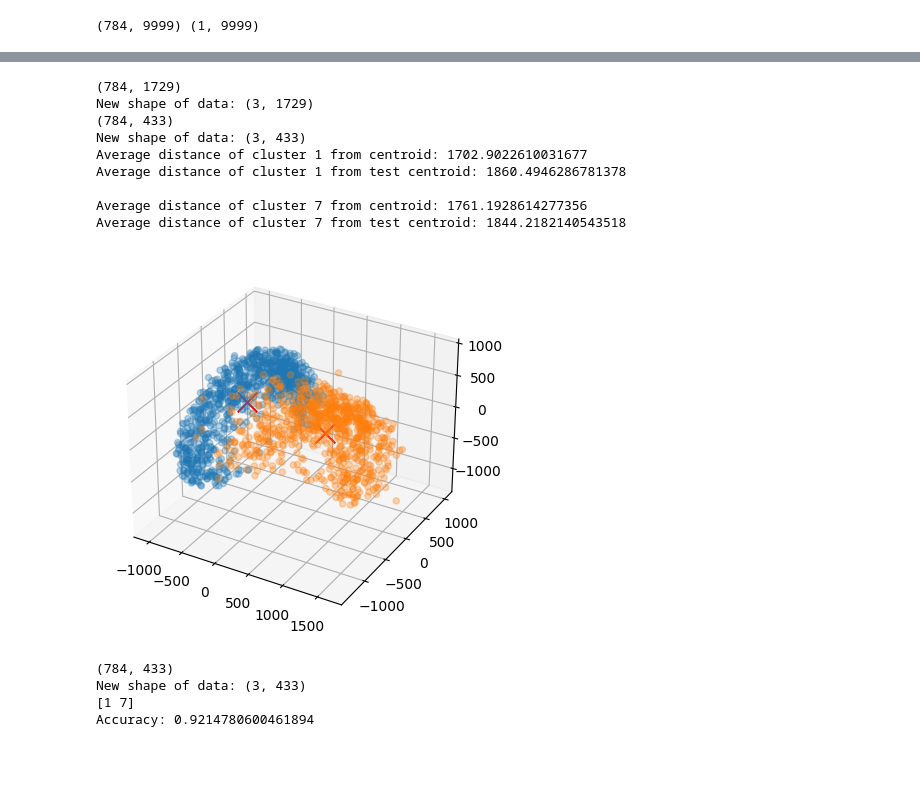
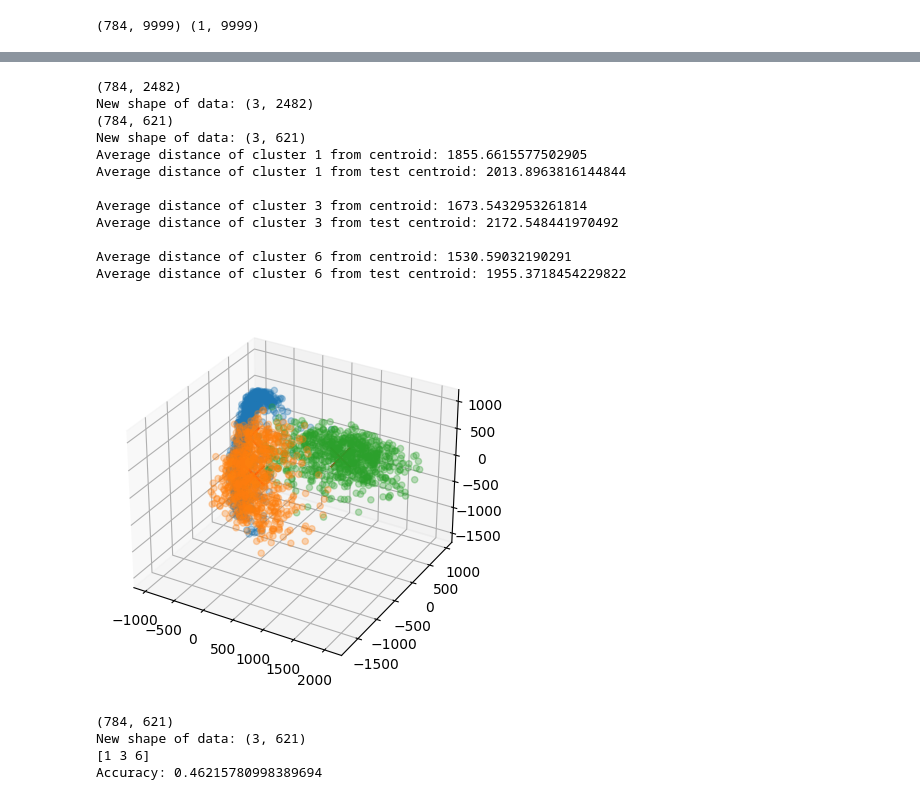
Before and after one commit to GiovanniGrotto/SSMLab, a Jupyter notebook: Homework2/Homework2.ipynb, the cells around one changed output, grey strips where cells are left out. Drawn from its saved outputs; the diff is of its cells as text; code cells hidden in the pictures; blank space fills up the shorter version.

```diff
--- a/Homework2/Homework2.ipynb
+++ b/Homework2/Homework2.ipynb
@@ -99,7 +99,7 @@ print(type(label))
 x_data = data['X']
 print(type(x_data))
 print(x_data.shape, label.shape)
-numbers = [1, 4, 7]
+numbers = [1, 3, 6]
 # %% [output]
 <class 'numpy.ndarray'>
 <class 'numpy.ndarray'>
@@ -242,13 +242,14 @@ print(x_train.shape, y_train.shape, x_test.shape, y_test.shape)
 def centroid(data):
   return data.mean(axis=1)
 # %%
-def pca(data, k=2):
+def pca(data, k=2, U=np.empty(1)):
   Xc = (data.T - centroid(data)).T # traspongo data.T e rifaccio .T per rimettere in forma originale
   print(Xc.shape)
-  U, _, _ = np.linalg.svd(Xc, full_matrices=False)
+  if U.shape==(1,):
+    U, _, _ = np.linalg.svd(Xc, full_matrices=False)
   Zk = U[:, :k].T @ Xc
   print(f"New shape of data: {Zk.shape}")
-  return Zk
+  return Zk, U
 # %%
 def get_mean_distance(data, point):
   dist = []
@@ -259,8 +260,8 @@ def get_mean_distance(data, point):
 def plot_cluster():
   unique_labels = np.unique(y_train)
   # Calcolo pca per train e test riducendoli a 2 feature
-  Zk = pca(x_train)
-  Zk_test = pca(x_test)
+  Zk, U = pca(x_train)
+  Zk_test, _ = pca(x_test)
 
 
   x_list, y_list = separate_dataset(Zk, y_train)
@@ -285,7 +286,7 @@ def plot_cluster():
   plt.legend()
   # Show the plot
   plt.show()
-  return centroid_list
+  return centroid_list, [centroid(x) for x in x_test_list], U
 
-centroid_list = plot_cluster()
+centroid_list, test_centroid_list, U = plot_cluster()
 # %% [output]
@@ -327,54 +326,52 @@ Accuracy: 0.9237875288683602
 # %%
 def plot_cluster_3d():
   fig = plt.figure()
   ax = fig.add_subplot(projection='3d')
 
   # Calcolo pca per train e test riducendoli a 3 feature
   unique_labels = np.unique(y_train)
-  Zk = pca(x_train, 3)
-  Zk_test = pca(x_test, 3)
+  Zk, U_3d = pca(x_train, 3)
+  Zk_test, _ = pca(x_test, 3)
 
   x_list, y_list = separate_dataset(Zk, y_train)
   x_test_list, y_test_list = separate_dataset(Zk_test, y_test)
 
   # Calcolo il centroide per ogni cluster del train set, shape (3,) visto che è calcolato su dati a 3 feature
   centroid_list = [centroid(x) for x in x_list]
 
   # Create a scatter plot for each unique label
   for label, subdata, c, subdata_test in zip(unique_labels, x_list, centroid_list, x_test_list):
       mask = (y_train == label)
       ax.scatter(Zk[0, mask], Zk[1, mask], Zk[2, mask], label=f'{str(label)[0]}', alpha=0.3)
       ax.scatter(c[0], c[1], c[2], marker='x', color='red', s=200, alpha=1.0)
 
       # Calcolo la distanza tra il cluster e il centroide di quel cluster
       distance = get_mean_distance(subdata, c)
       distance_test = get_mean_distance(subdata_test, c)
       print(f"Average distance of cluster {str(label)[0]} from centroid: {np.mean(distance)}")
       print(f"Average distance of cluster {str(label)[0]} from test centroid: {np.mean(distance_test)}", end='\n\n')
-  return centroid_list
+  return centroid_list, [centroid(x) for x in x_test_list], U_3d
 
-centroid_list = plot_cluster_3d()
+centroid_list, test_centroid_list, U_3d = plot_cluster_3d()
 # %% [output]
-(784, 1729)
-New shape of data: (3, 1729)
-(784, 433)
-New shape of data: (3, 433)
-Average distance of cluster 1 from centroid: 1702.9022610031677
-Average distance of cluster 1 from test centroid: 1860.4946286781378
+(784, 2482)
+New shape of data: (3, 2482)
+(784, 621)
+New shape of data: (3, 621)
+Average distance of cluster 1 from centroid: 1855.6615577502905
+Average distance of cluster 1 from test centroid: 2013.8963816144844
 
-Average distance of cluster 7 from centroid: 1761.1928614277356
-Average distance of cluster 7 from test centroid: 1844.2182140543518
+Average distance of cluster 3 from centroid: 1673.5432953261814
+Average distance of cluster 3 from test centroid: 2172.548441970492
+
+Average distance of cluster 6 from centroid: 1530.59032190291
+Average distance of cluster 6 from test centroid: 1955.3718454229822
-[figure, old version]
+[figure, new version]
 # %%
-def get_accuracy_3d(centroid_list):
-  xk = pca(x_test, 3)
+def get_accuracy_3d(centroid_list, U_3d):
+  xk, _ = pca(x_test, 3, U_3d)
   lables = np.unique(y_test)
   print(lables)
-
-  #Calcolo il centroide dei cluseter nel test set, sarebbe corretto utilizzare
-  # i centroidi calcolati sul train altrimenti non ha senso utilizzare il train set
-  # e parlare di training
-  #centroid_list = [centroid(x) for x in x_test_list]
 
   correct = 0
   for i in range(len(xk.T)):
@@ -384,10 +381,10 @@ def get_accuracy_3d(centroid_list):
       correct += 1
   print(f"Accuracy: {correct/len(xk.T)}")
 
-get_accuracy_3d(centroid_list)
+get_accuracy_3d(test_centroid_list, U_3d)
 # %% [output]
-(784, 433)
-New shape of data: (3, 433)
-[1 7]
-Accuracy: 0.9214780600461894
+(784, 621)
+New shape of data: (3, 621)
+[1 3 6]
+Accuracy: 0.46215780998389694
 # %%
```
Also changed, not shown: parts of 18 cells of this notebook.
